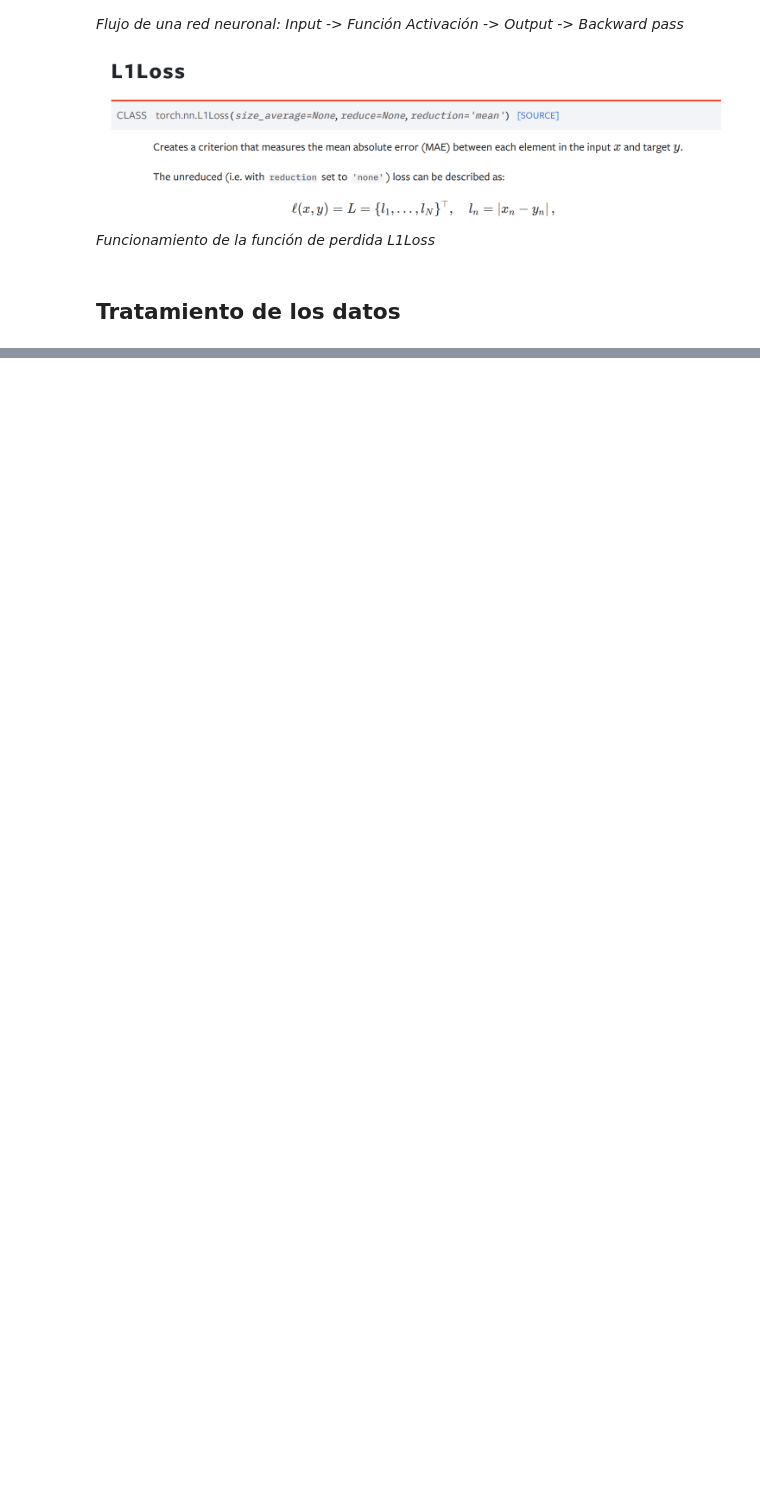
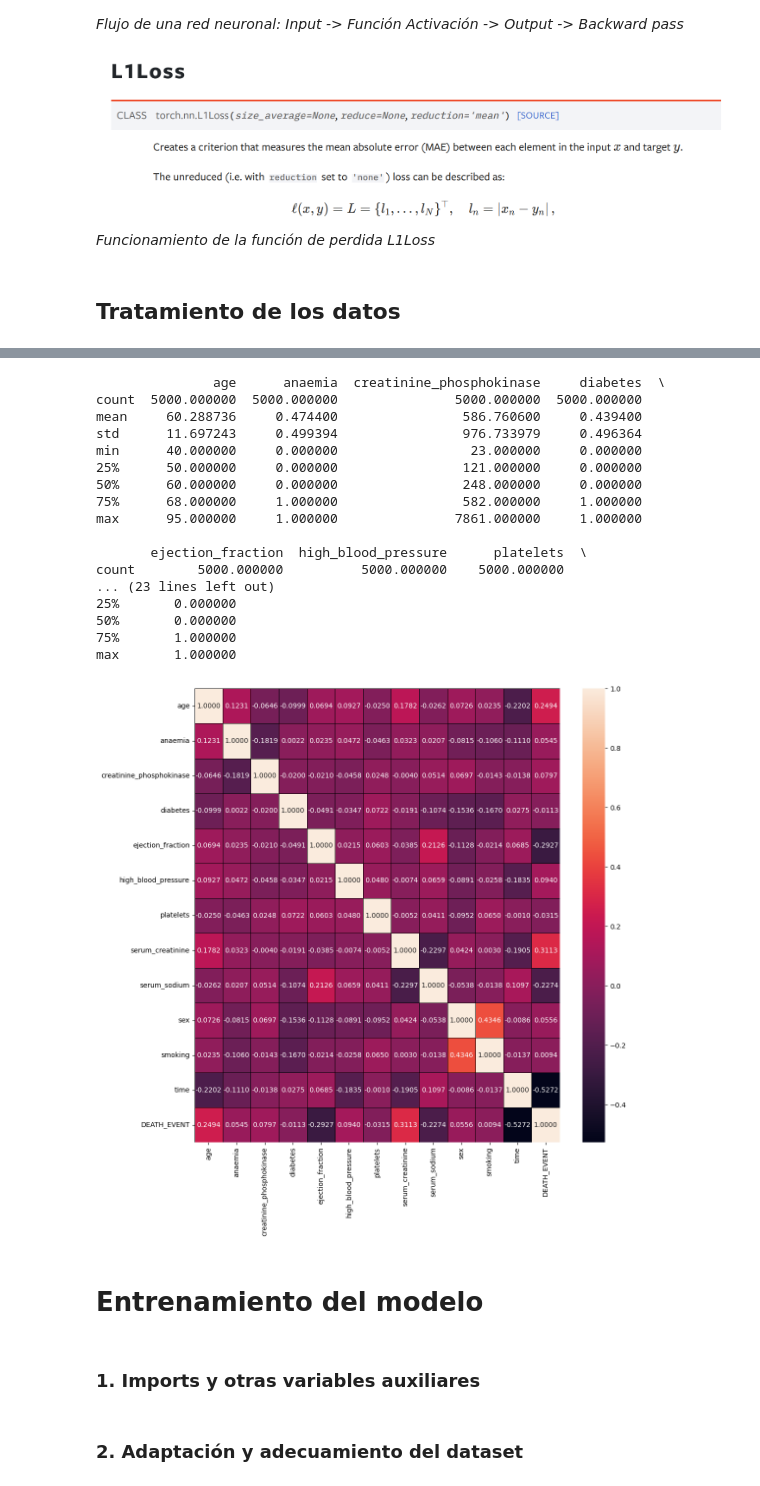
Before and after one commit to JuanPardos/pytorch-logistic-reg, a Jupyter notebook: notebook.ipynb, the cells around one changed output, grey strips where cells are left out. Cells and saved outputs as stored; diff of their text form; code cells hidden in the pictures; blank space fills up the shorter version.

```diff
--- a/notebook.ipynb
+++ b/notebook.ipynb
@@ -94,0 +120,34 @@ print(len(outliers))
+# %%
+#Más información acerca de los datos
+print(data.describe())
+
+# Correlación de las variables
+#print(data.corr())
+
+# Usamos la librearía seaborn para visualizar la correlación
+f, ax = plt.subplots(figsize = (12,12))
+sns.heatmap(data.corr(), annot = True, linewidths=0.5, linecolor = "black", fmt = ".4f", ax = ax)
+plt.show()
+# %% [output]
+               age      anaemia  creatinine_phosphokinase     diabetes  \
+count  5000.000000  5000.000000               5000.000000  5000.000000
+mean     60.288736     0.474400                586.760600     0.439400
+std      11.697243     0.499394                976.733979     0.496364
+min      40.000000     0.000000                 23.000000     0.000000
+25%      50.000000     0.000000                121.000000     0.000000
+50%      60.000000     0.000000                248.000000     0.000000
+75%      68.000000     1.000000                582.000000     1.000000
+max      95.000000     1.000000               7861.000000     1.000000
+
+       ejection_fraction  high_blood_pressure      platelets  \
+count        5000.000000          5000.000000    5000.000000
+... (23 lines left out)
+25%       0.000000
+50%       0.000000
+75%       1.000000
+max       1.000000
+[figure, added]
+# %% [markdown]
+# Entrenamiento del modelo
+# %% [markdown]
+### 1. Imports y otras variables auxiliares
@@ -94,0 +170,2 @@ print(len(outliers))
+# %% [markdown]
+### 2. Adaptación y adecuamiento del dataset
```
Also changed, not shown: parts of 18 cells of this notebook, 4 other files.
